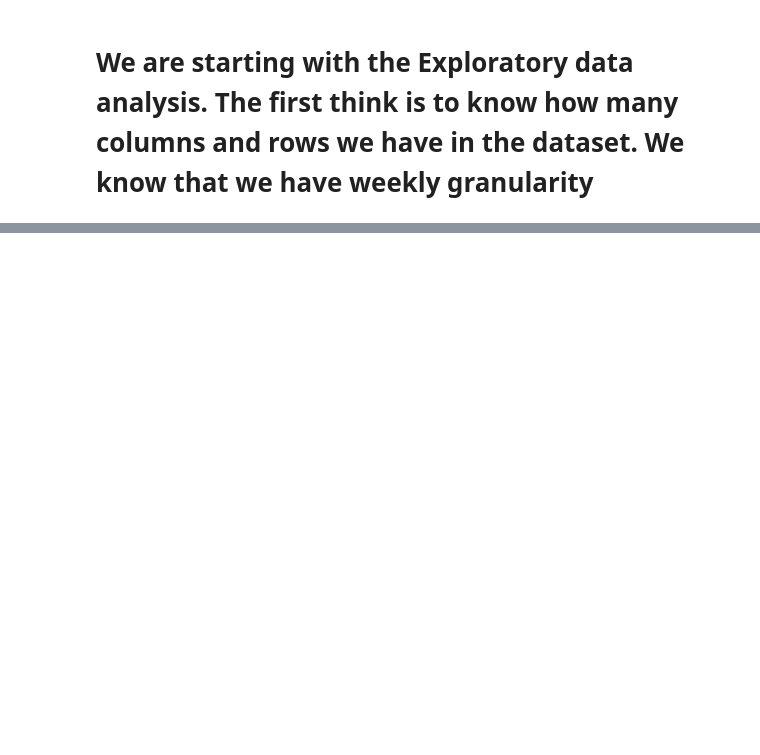
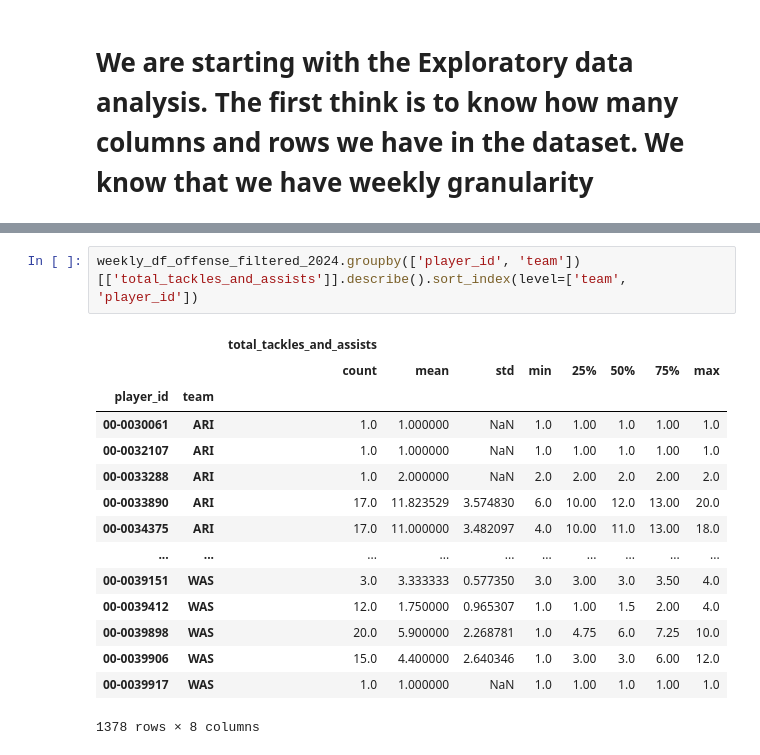
Before and after one commit to Ejaramillo1/nfl_ml_project, a Jupyter notebook: notebook/data/EDA_NFL.ipynb, the cells around one changed output, grey strips where cells are left out. Saved outputs shown, nothing was run; the diff lists cells and outputs as text; blank space fills up the shorter version.

```diff
--- a/notebook/data/EDA_NFL.ipynb
+++ b/notebook/data/EDA_NFL.ipynb
@@ -70,0 +262,18 @@ Column: career_average_standard_ppg, Type: float64, Unique Values: 10791
+# %%
+weekly_df_offense_filtered_2024.groupby(['player_id', 'team'])[['total_tackles_and_assists']].describe().sort_index(level=['team', 'player_id'])
+# %% [output]
+|  |  | total_tackles_and_assists |  |  |  |  |  |  |  |
+|  |  | count | mean | std | min | 25% | 50% | 75% | max |
+| player_id | team |  |  |  |  |  |  |  |  |
+| 00-0030061 | ARI | 1.0 | 1.000000 | NaN | 1.0 | 1.00 | 1.0 | 1.00 | 1.0 |
+| 00-0032107 | ARI | 1.0 | 1.000000 | NaN | 1.0 | 1.00 | 1.0 | 1.00 | 1.0 |
+| 00-0033288 | ARI | 1.0 | 2.000000 | NaN | 2.0 | 2.00 | 2.0 | 2.00 | 2.0 |
+| 00-0033890 | ARI | 17.0 | 11.823529 | 3.574830 | 6.0 | 10.00 | 12.0 | 13.00 | 20.0 |
+| 00-0034375 | ARI | 17.0 | 11.000000 | 3.482097 | 4.0 | 10.00 | 11.0 | 13.00 | 18.0 |
+| ... | ... | ... | ... | ... | ... | ... | ... | ... | ... |
+| 00-0039151 | WAS | 3.0 | 3.333333 | 0.577350 | 3.0 | 3.00 | 3.0 | 3.50 | 4.0 |
+| 00-0039412 | WAS | 12.0 | 1.750000 | 0.965307 | 1.0 | 1.00 | 1.5 | 2.00 | 4.0 |
+| 00-0039898 | WAS | 20.0 | 5.900000 | 2.268781 | 1.0 | 4.75 | 6.0 | 7.25 | 10.0 |
+| 00-0039906 | WAS | 15.0 | 4.400000 | 2.640346 | 1.0 | 3.00 | 3.0 | 6.00 | 12.0 |
+| 00-0039917 | WAS | 1.0 | 1.000000 | NaN | 1.0 | 1.00 | 1.0 | 1.00 | 1.0 |
+1378 rows × 8 columns
```
Also changed, not shown: parts of 21 cells of this notebook, 1 other file.
